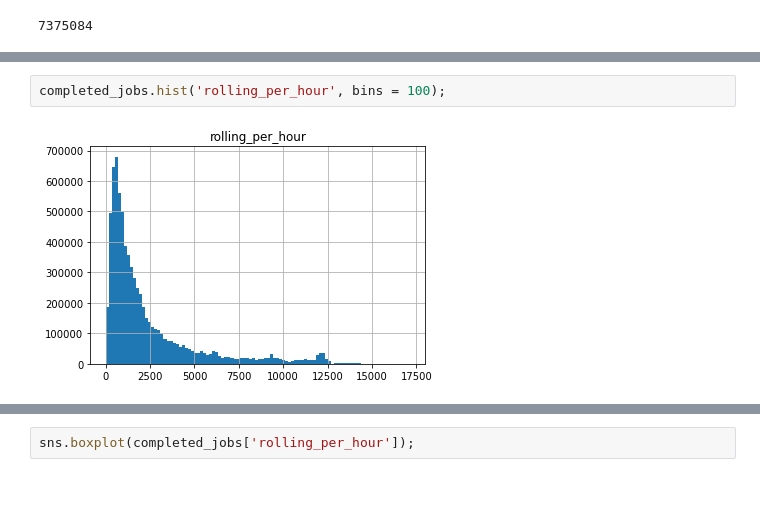
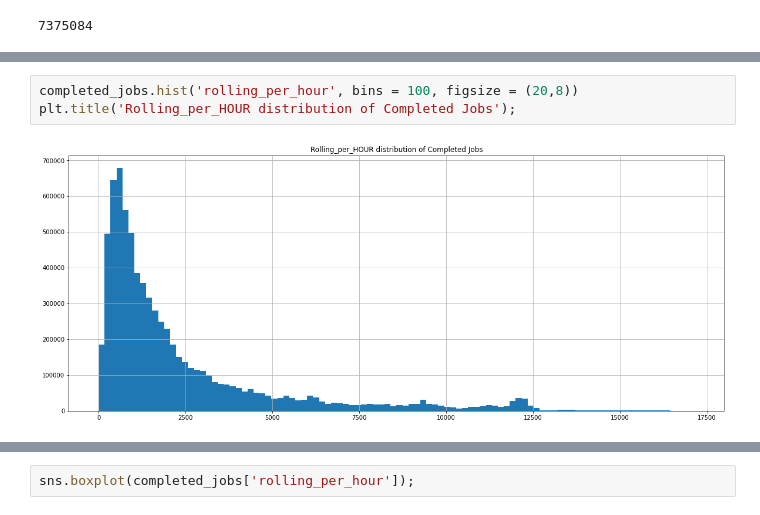
Before and after one commit to nedatahe/accre-candy-corn, a Jupyter notebook: 2021-10-26 Fullsample_ACCRE_JG.ipynb, the cells around one changed output, grey strips where cells are left out. Cells and saved outputs as stored; diff of their text form; blank space fills up the shorter version.

Commit message:
began making some charts to analyze trends of completed jobs and timeouts

```diff
--- a/2021-10-26 Fullsample_ACCRE_JG.ipynb
+++ b/2021-10-26 Fullsample_ACCRE_JG.ipynb
@@ -187,4 +129,5 @@ memory usage: 787.7+ MB
 # %%
-completed_jobs.hist('rolling_per_hour', bins = 100);
+completed_jobs.hist('rolling_per_hour', bins = 100, figsize = (20,8))
+plt.title('Rolling_per_HOUR distribution of Completed Jobs');
 # %% [output]
-[figure, old version]
+[figure, new version]
```
Also changed, not shown: parts of 43 cells of this notebook.
